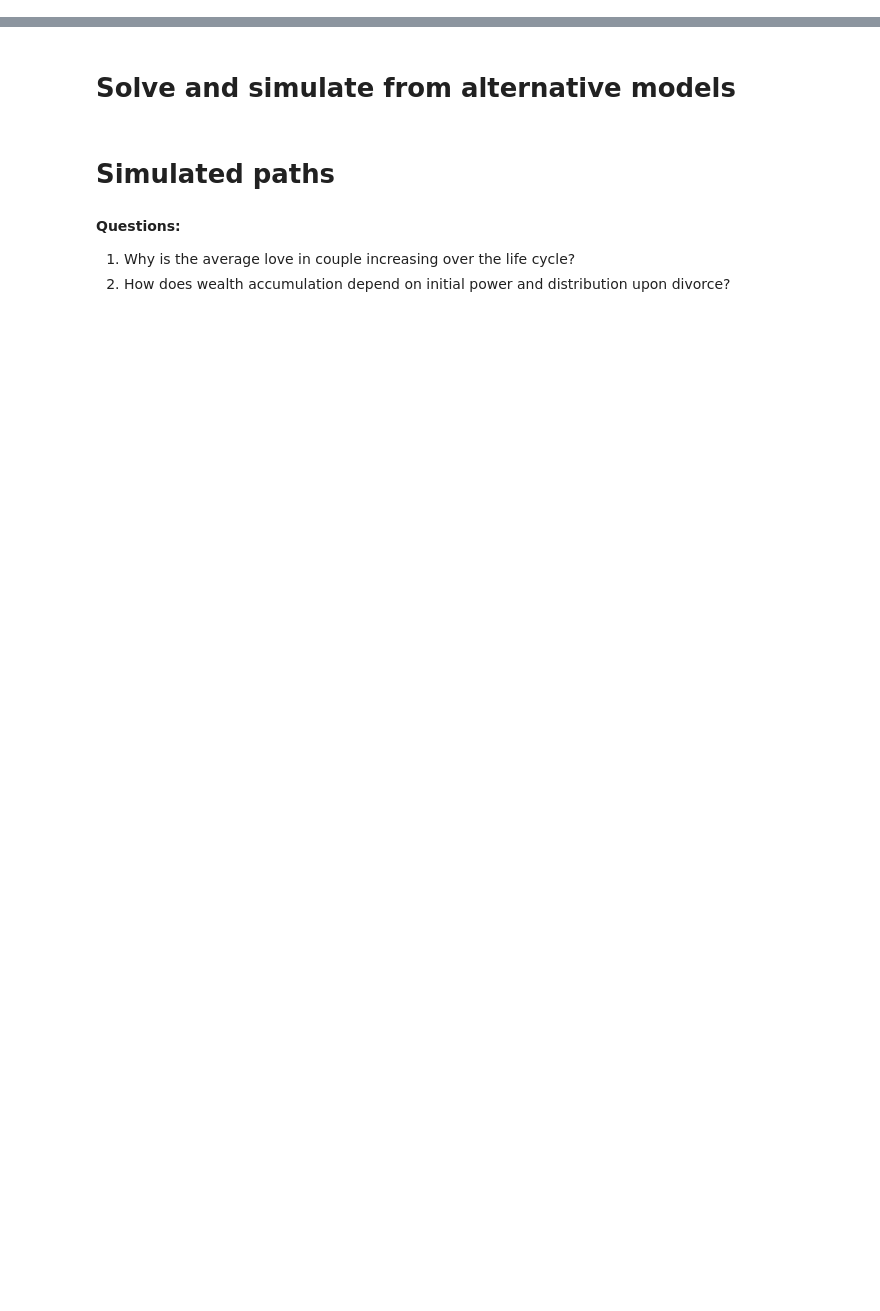
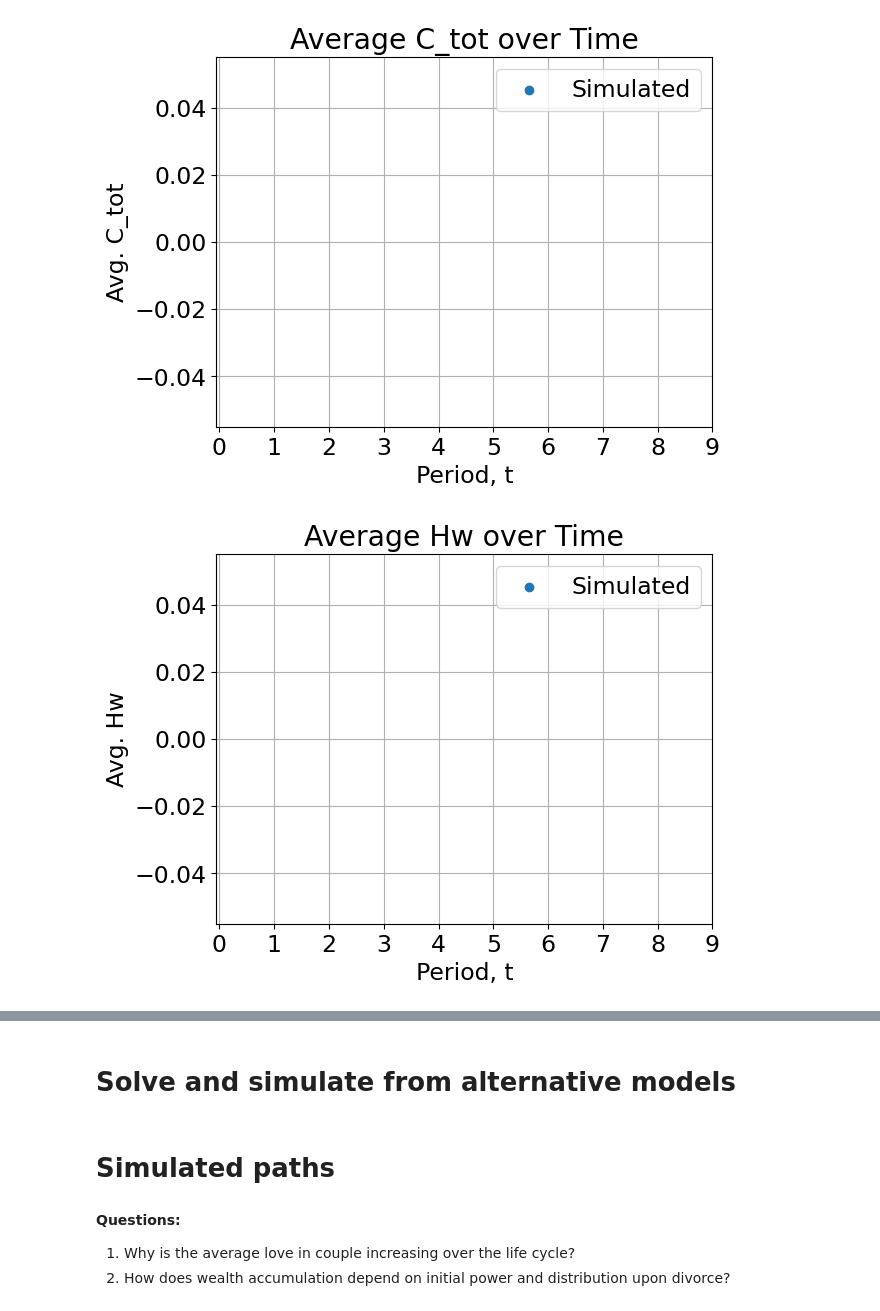
Before and after one commit to clynejj/Dynamic-programming-term-paper, a Jupyter notebook: Josh from June 1/01 Bargaining.ipynb, the cells around one changed output, grey strips where cells are left out. Cells and saved outputs as stored; diff of their text form; code cells hidden in the pictures; blank space fills up the shorter version.

Commit message:
simulate function running...

```diff
--- a/Josh from June 1/01 Bargaining.ipynb
+++ b/Josh from June 1/01 Bargaining.ipynb
@@ -36,0 +42,19 @@ t: 0
+# %%
+import matplotlib.pyplot as plt
+import numpy as np
+
+# List of variables to plot
+variables_to_plot = ['C_tot', 'Hw', 'Hm', 'kids', 'A']
+
+# Plot behavior for each variable
+for var in variables_to_plot:
+    fig, ax = plt.subplots()
+    ax.scatter(range(model.par.simT), np.mean(getattr(model.sim, var), axis=0), label='Simulated')
+    ax.set(xlabel='Period, t', ylabel=f'Avg. {var}', xticks=range(model.par.simT))
+    ax.legend()
+    ax.grid(True)
+    plt.title(f'Average {var} over Time')
+    plt.show()
+# %% [output]
+[figure, added]
+[figure, added]
```
Also changed, not shown: parts of 5 cells of this notebook, 1 other file.
